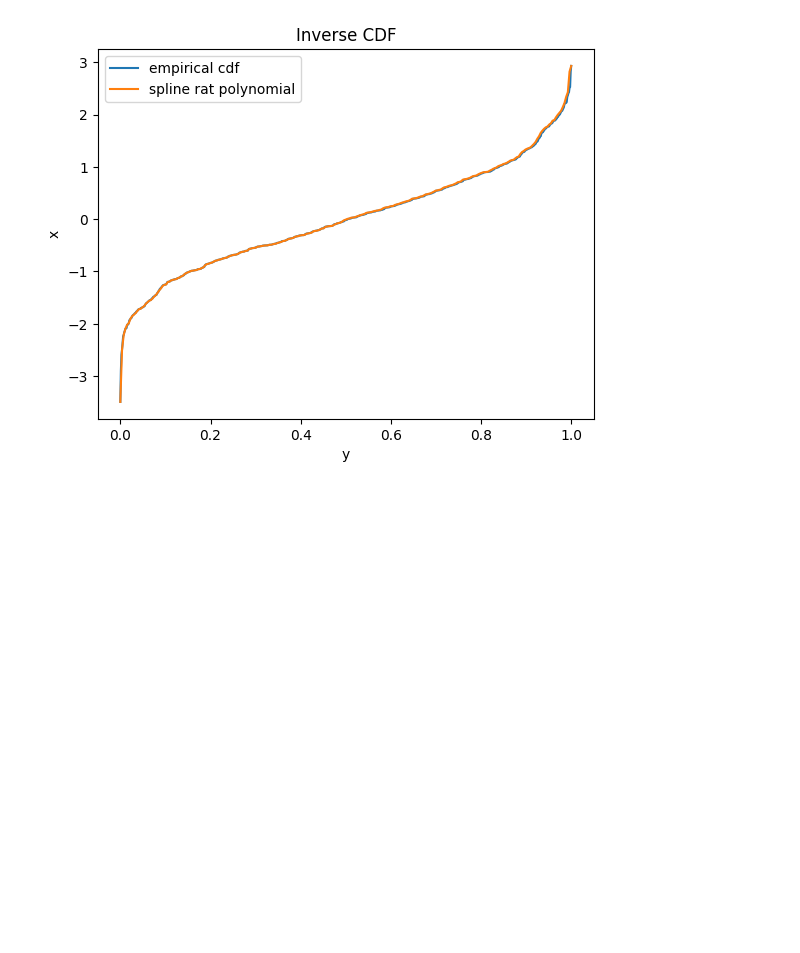
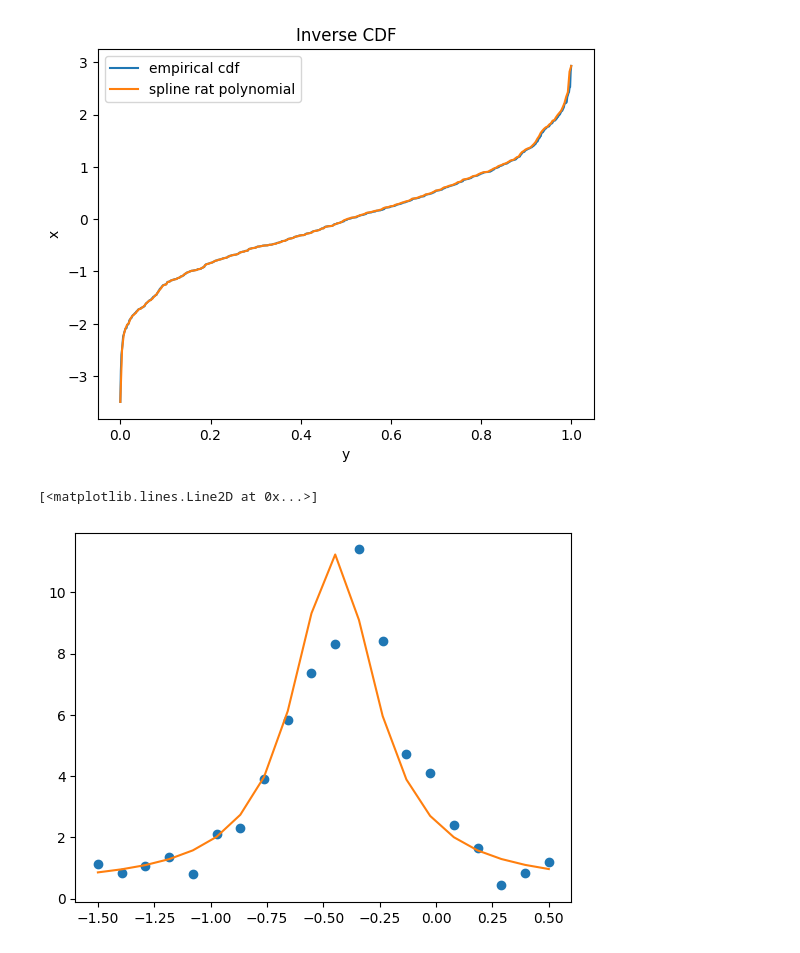
Before and after one commit to luca-pernigo/ThesisKernelMethods, a Jupyter notebook: TestPoly.ipynb, the cells around one changed output. Saved outputs shown, nothing was run; the diff lists cells and outputs as text; code cells hidden in the pictures; blank space fills up the shorter version.

```diff
--- a/TestPoly.ipynb
+++ b/TestPoly.ipynb
@@ -26,3 +26,32 @@ plt.legend()
 # %% [output]
 <matplotlib.legend.Legend at 0x...>
 [figure]
+# %%
+# checking correctness with example at https://www.originlab.com/doc/Tutorials/RationalFunc-InitialParameter
+daat=[-1.5,	1.13173,
+-1.39474,	0.8262,
+-1.28947,	1.06999,
+-1.18421,	1.37155,
+-1.07895,	0.79569,
+-0.97368,	2.11346,
+-0.86842,	2.32006,
+-0.76316,	3.9205,
+-0.65789,	5.81904,
+-0.55263,	7.38037,
+-0.44737,	8.31272,
+-0.34211,	11.39718,
+-0.23684,	8.39808,
+-0.13158,	4.7305,
+-0.02632,	4.11105,
+0.07895,	2.39105,
+0.18421,	1.65394,
+0.28947,	0.42953,
+0.39474,	0.83337,
+0.5,	1.18758]
+x=np.array(daat[::2])
+y=np.array(daat[1::2])
+plt.plot(x,y, "o")
+plt.plot(x,polyfit(x,beta_rat_polyfit(x, y, order=2)))
+# %% [output]
+[<matplotlib.lines.Line2D at 0x...>]
+[figure, added]
```
Also changed, not shown: 1 other file.
